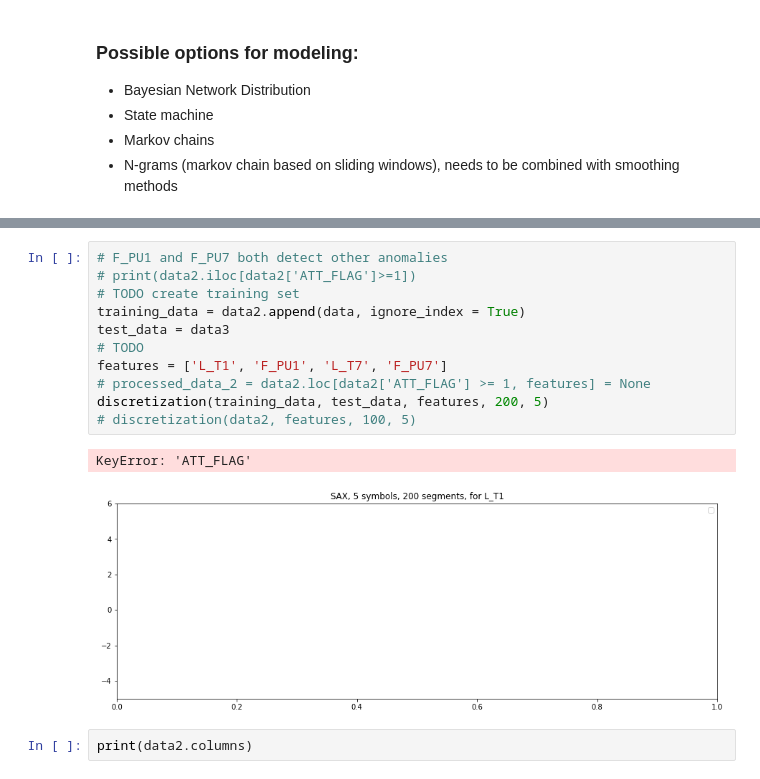
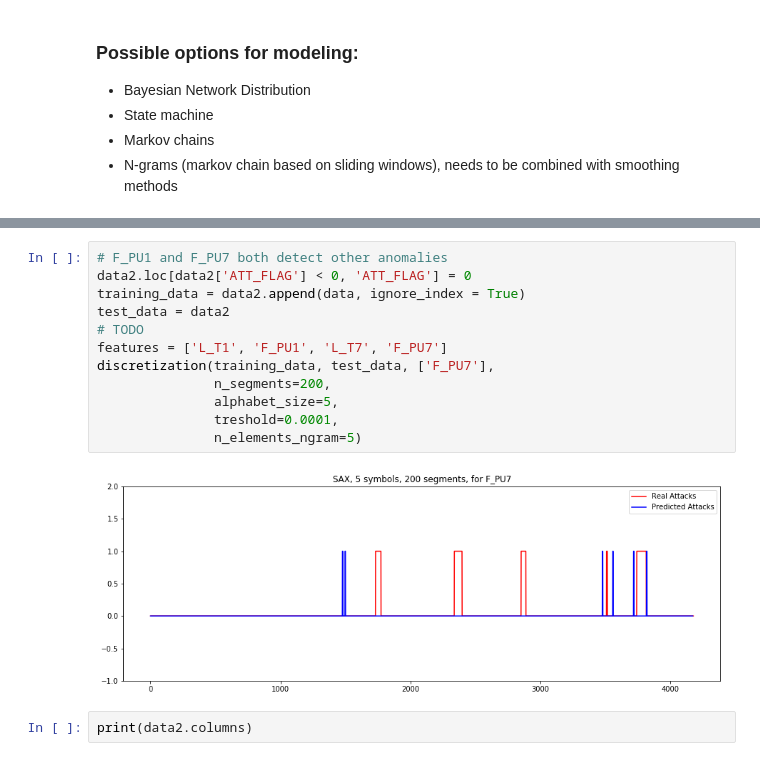
Before and after one commit to R-Graafmans/CDA_CS4035, a Jupyter notebook: Assignment2/Main_cas.ipynb, the cells around one changed output, grey strips where cells are left out. Drawn from its saved outputs; the diff is of its cells as text.

Commit message:
Add attacks to test set, clean up code, fairly good results for F_PU7

```diff
--- a/Assignment2/Main_cas.ipynb
+++ b/Assignment2/Main_cas.ipynb
@@ -364,18 +369,18 @@ def discretization(training_set, test_set, features, n_segments, alphabet_size):
 #             pprint.pprint(n_gram(sax_data))
 # %%
 # F_PU1 and F_PU7 both detect other anomalies
-# print(data2.iloc[data2['ATT_FLAG']>=1])
-# TODO create training set
+data2.loc[data2['ATT_FLAG'] < 0, 'ATT_FLAG'] = 0
 training_data = data2.append(data, ignore_index = True)
-test_data = data3
+test_data = data2
 # TODO
 features = ['L_T1', 'F_PU1', 'L_T7', 'F_PU7']
-# processed_data_2 = data2.loc[data2['ATT_FLAG'] >= 1, features] = None
-discretization(training_data, test_data, features, 200, 5)
-# discretization(data2, features, 100, 5)
+discretization(training_data, test_data, ['F_PU7'],
+               n_segments=200,
+               alphabet_size=5,
+               treshold=0.0001,
+               n_elements_ngram=5)
 # %% [output]
-KeyError: 'ATT_FLAG'
-[figure, old version]
+[figure, new version]
 # %%
 print(data2.columns)
 # %% [output]
```
Also changed, not shown: parts of 3 cells of this notebook, 2 other files.
